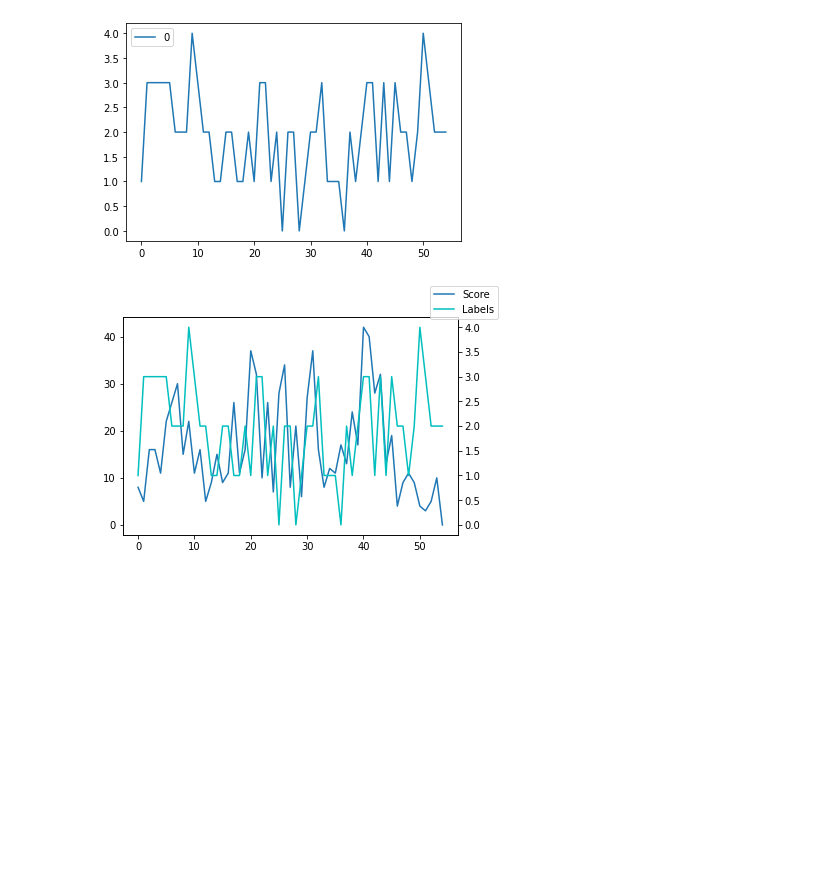
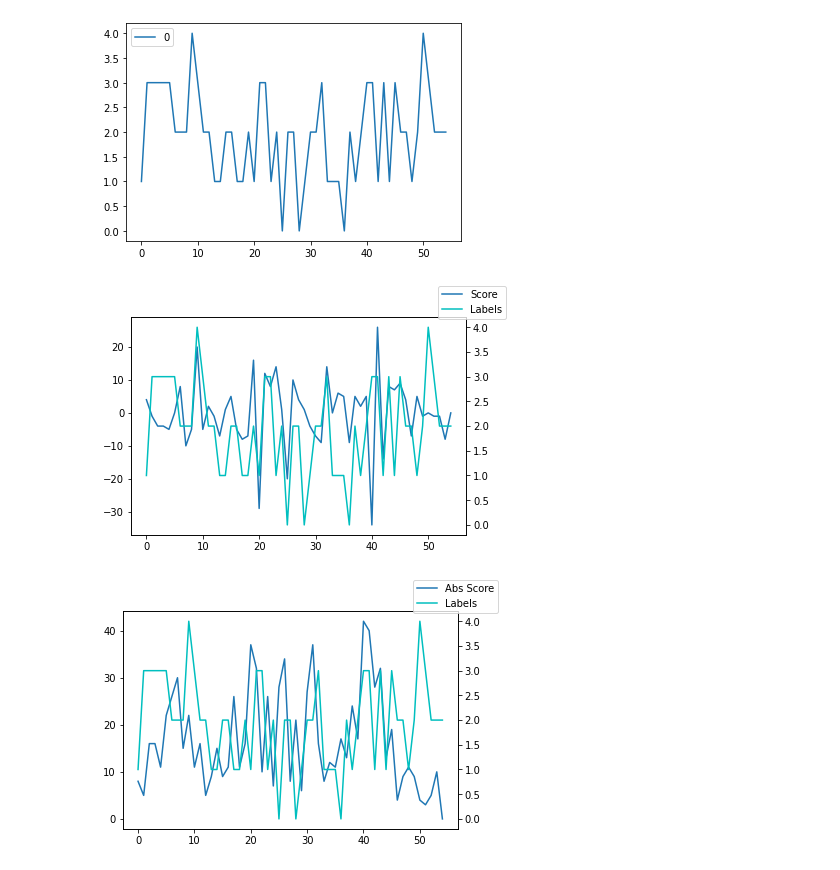
Before and after one commit to aLehav/MLVideoDescriptionResearch, a Jupyter notebook: BEATs.ipynb, the cells around one changed output. Drawn from its saved outputs; the diff is of its cells as text; code cells hidden in the pictures; blank space fills up the shorter version.

```diff
--- a/BEATs.ipynb
+++ b/BEATs.ipynb
@@ -154,8 +154,10 @@ def bot_slice(i):
 # def top_slice(i):
   # return min((i+1)*scaler, ratings.shape[1])
 
-scorer = lambda i: sum(abs(ratings[bot_slice(i)] - ratings[bot_slice(i)+1]))
-
+abs_scorer = lambda i: sum(abs(ratings[bot_slice(i)] - ratings[bot_slice(i)+1]))
+abs_score_changes = pd.DataFrame([abs_scorer(i) for i in i_range])
+abs_score_changes.plot()
+scorer = lambda i: sum(ratings[bot_slice(i)] - ratings[bot_slice(i)+1])
 score_changes = pd.DataFrame([scorer(i) for i in i_range])
 score_changes.plot()
 # %% [output]
@@ -173,15 +176,21 @@ lab_changes.plot()
 <AxesSubplot:>
 [figure]
 # %%
-changes = pd.concat([score_changes, lab_changes], axis=1)
-changes.columns = ['Score','Labels']
+changes = pd.concat([abs_score_changes, score_changes, lab_changes], axis=1)
+changes.columns = ['Abs Score','Score','Labels']
 # %%
 import matplotlib.pyplot as plt
 
 ax = changes.plot(y="Score", legend=False)
 ax2 = ax.twinx()
 changes.plot(y="Labels", ax=ax2, legend=False, color="c")
 ax.figure.legend()
 plt.show()
+ax = changes.plot(y="Abs Score", legend=False)
+ax2 = ax.twinx()
+changes.plot(y="Labels", ax=ax2, legend=False, color="c")
+ax.figure.legend()
+plt.show()
 # %% [output]
-[figure, old version]
+[figure, new version]
+[figure, added]
```
Also changed, not shown: parts of 1 cell of this notebook.
